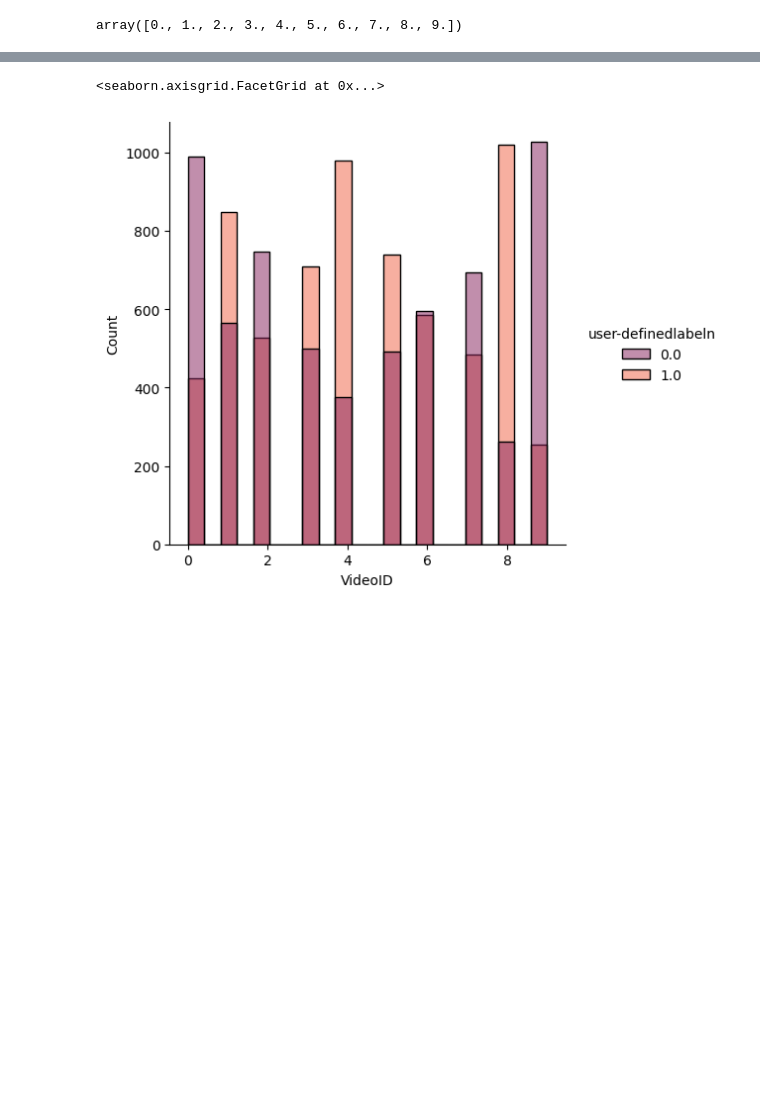
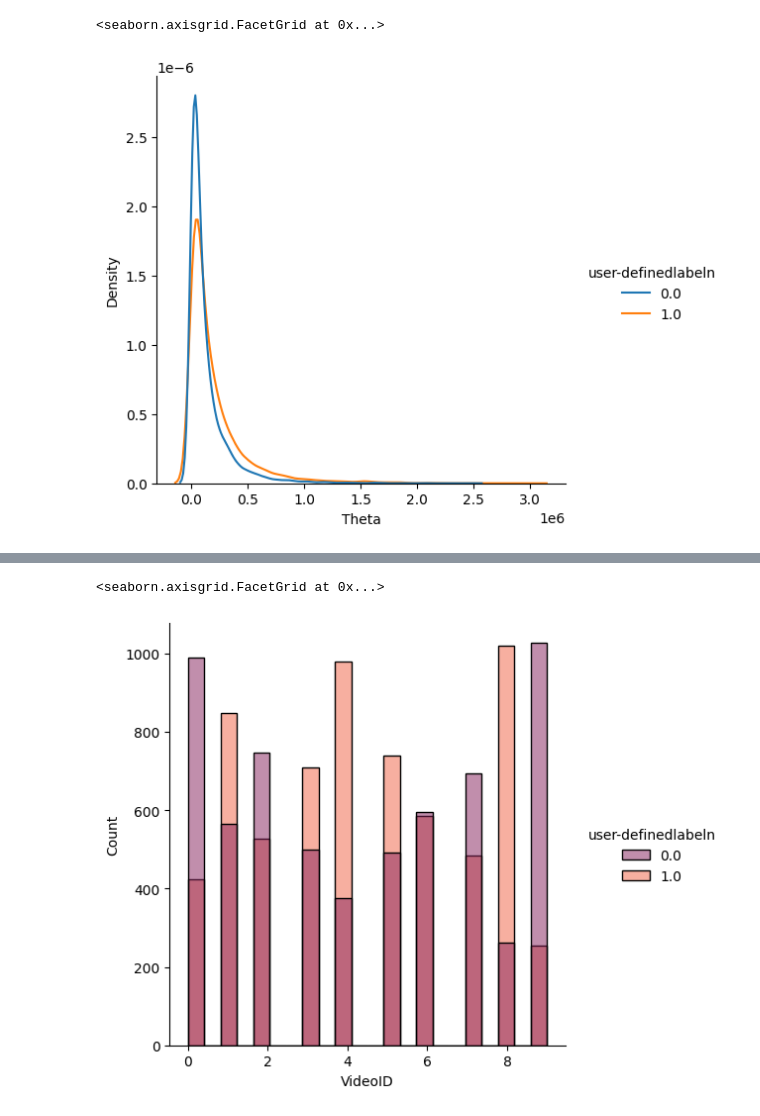
Before and after one commit to fahim-muntasir-niloy/ATTENTION-EEG-XAI, a Jupyter notebook: attention_eeg.ipynb, the cells around one changed output, grey strips where cells are left out. Drawn from its saved outputs; the diff is of its cells as text; code cells hidden in the pictures; blank space fills up the shorter version.

```diff
--- a/attention_eeg.ipynb
+++ b/attention_eeg.ipynb
@@ -36,4 +31,7 @@ memory usage: 1.5 MB
 # %%
-df[df['SubjectID']==0]['VideoID'].unique()
+# df[df['SubjectID']==0]['VideoID'].unique()
-# %% [output]
-array([0., 1., 2., 3., 4., 5., 6., 7., 8., 9.])
+# %%
+sns.displot(data=df, x='Theta', hue='user-definedlabeln', kind='kde')
+# %% [output]
+<seaborn.axisgrid.FacetGrid at 0x...>
+[figure, added]
```
Also changed, not shown: parts of 30 cells of this notebook, 1 other file.
